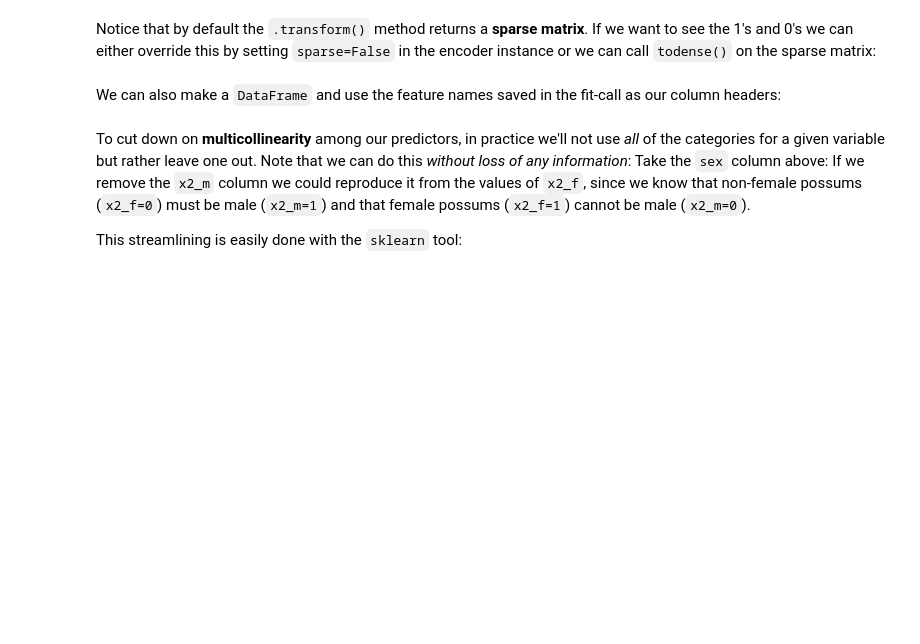
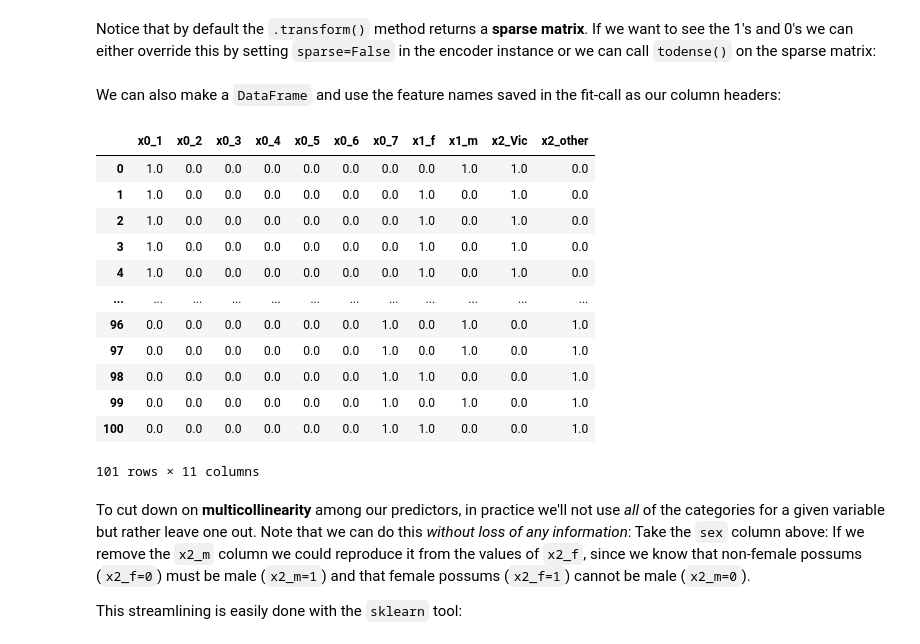
Before and after one commit to flatiron-school/ntl01-dtsc-live-103122, a Jupyter notebook: 2Phase/31-regression_categorical_variables.ipynb, the cells around one changed output. Saved outputs shown, nothing was run; the diff lists cells and outputs as text; code cells hidden in the pictures; blank space fills up the shorter version.

```diff
--- a/2Phase/31-regression_categorical_variables.ipynb
+++ b/2Phase/31-regression_categorical_variables.ipynb
@@ -145,0 +323,7 @@ Let's try using this tool now. We can compare and contrast its functionality wit
+# %%
+# OHE!
+ohe = OneHotEncoder()
+
+possum_cats = possums_no_nulls[['site', 'sex', 'Pop']]
+
+ohe.fit(possum_cats)
@@ -146,2 +332,3 @@ Let's try using this tool now. We can compare and contrast its functionality wit
 # %%
 # Encoded
+possum_encoded = ohe.transform(possum_cats)
@@ -158,6 +375,21 @@ possums_encoded.todense()
 We can also make a `DataFrame` and use the feature names saved in the fit-call as our column headers:
 # %%
 # Pandas, pandas everywhere
+pd.DataFrame(possum_encoded.todense(), columns = ohe.get_feature_names())
+# %% [output]
+|  | x0_1 | x0_2 | x0_3 | x0_4 | x0_5 | x0_6 | x0_7 | x1_f | x1_m | x2_Vic | x2_other |
+| 0 | 1.0 | 0.0 | 0.0 | 0.0 | 0.0 | 0.0 | 0.0 | 0.0 | 1.0 | 1.0 | 0.0 |
+| 1 | 1.0 | 0.0 | 0.0 | 0.0 | 0.0 | 0.0 | 0.0 | 1.0 | 0.0 | 1.0 | 0.0 |
+| 2 | 1.0 | 0.0 | 0.0 | 0.0 | 0.0 | 0.0 | 0.0 | 1.0 | 0.0 | 1.0 | 0.0 |
+| 3 | 1.0 | 0.0 | 0.0 | 0.0 | 0.0 | 0.0 | 0.0 | 1.0 | 0.0 | 1.0 | 0.0 |
+| 4 | 1.0 | 0.0 | 0.0 | 0.0 | 0.0 | 0.0 | 0.0 | 1.0 | 0.0 | 1.0 | 0.0 |
+| ... | ... | ... | ... | ... | ... | ... | ... | ... | ... | ... | ... |
+| 96 | 0.0 | 0.0 | 0.0 | 0.0 | 0.0 | 0.0 | 1.0 | 0.0 | 1.0 | 0.0 | 1.0 |
+| 97 | 0.0 | 0.0 | 0.0 | 0.0 | 0.0 | 0.0 | 1.0 | 0.0 | 1.0 | 0.0 | 1.0 |
+| 98 | 0.0 | 0.0 | 0.0 | 0.0 | 0.0 | 0.0 | 1.0 | 1.0 | 0.0 | 0.0 | 1.0 |
+| 99 | 0.0 | 0.0 | 0.0 | 0.0 | 0.0 | 0.0 | 1.0 | 0.0 | 1.0 | 0.0 | 1.0 |
+| 100 | 0.0 | 0.0 | 0.0 | 0.0 | 0.0 | 0.0 | 1.0 | 1.0 | 0.0 | 0.0 | 1.0 |
+101 rows × 11 columns
 # %% [markdown]
 To cut down on **multicollinearity** among our predictors, in practice we'll not use *all* of the categories for a given variable but rather leave one out. Note that we can do this *without loss of any information*: Take the `sex` column above: If we remove the `x2_m` column we could reproduce it from the values of `x2_f`, since we know that non-female possums (`x2_f=0`) must be male (`x2_m=1`) and that female possums (`x2_f=1`) cannot be male (`x2_m=0`).
 
```
Also changed, not shown: parts of 43 cells of this notebook.
